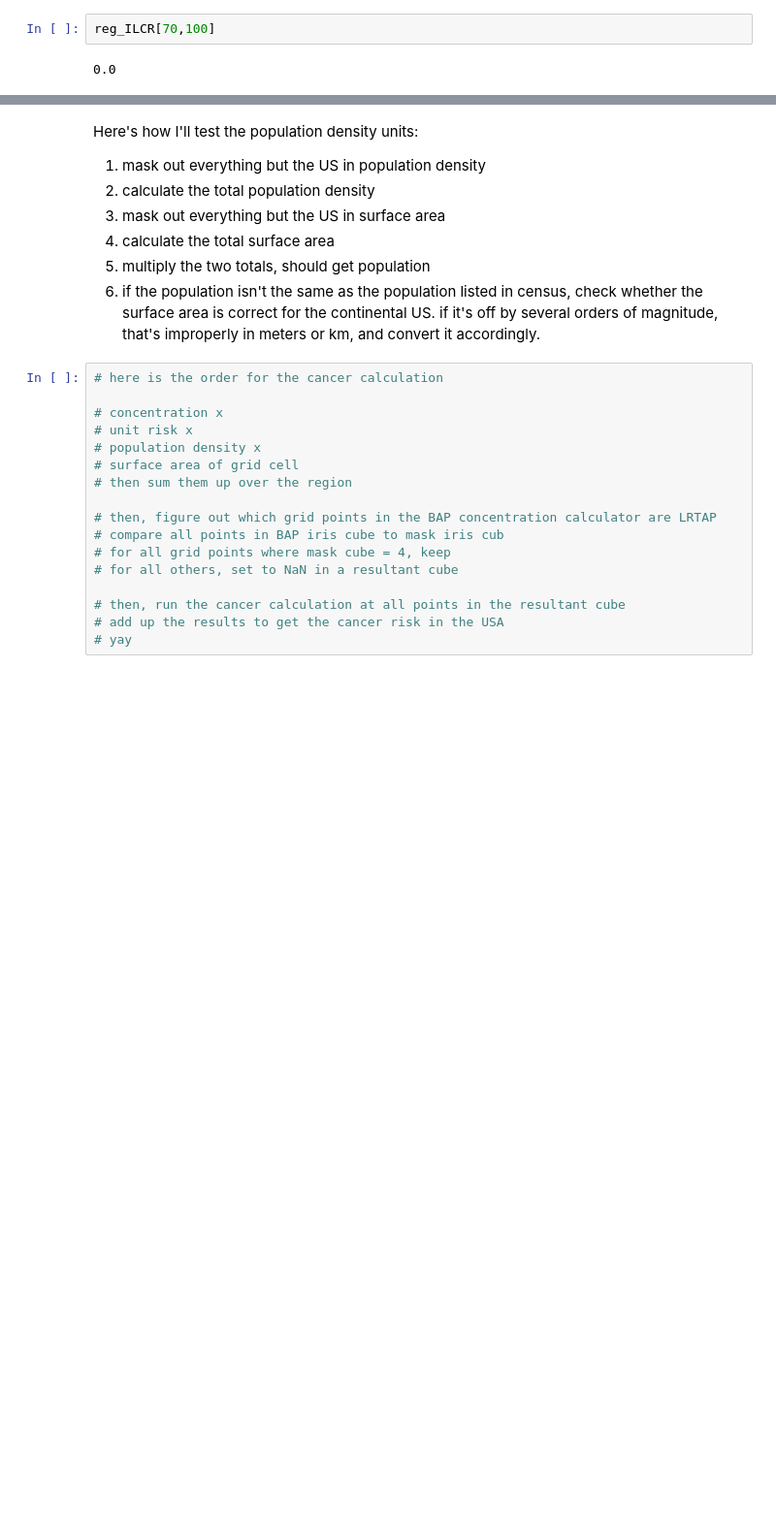
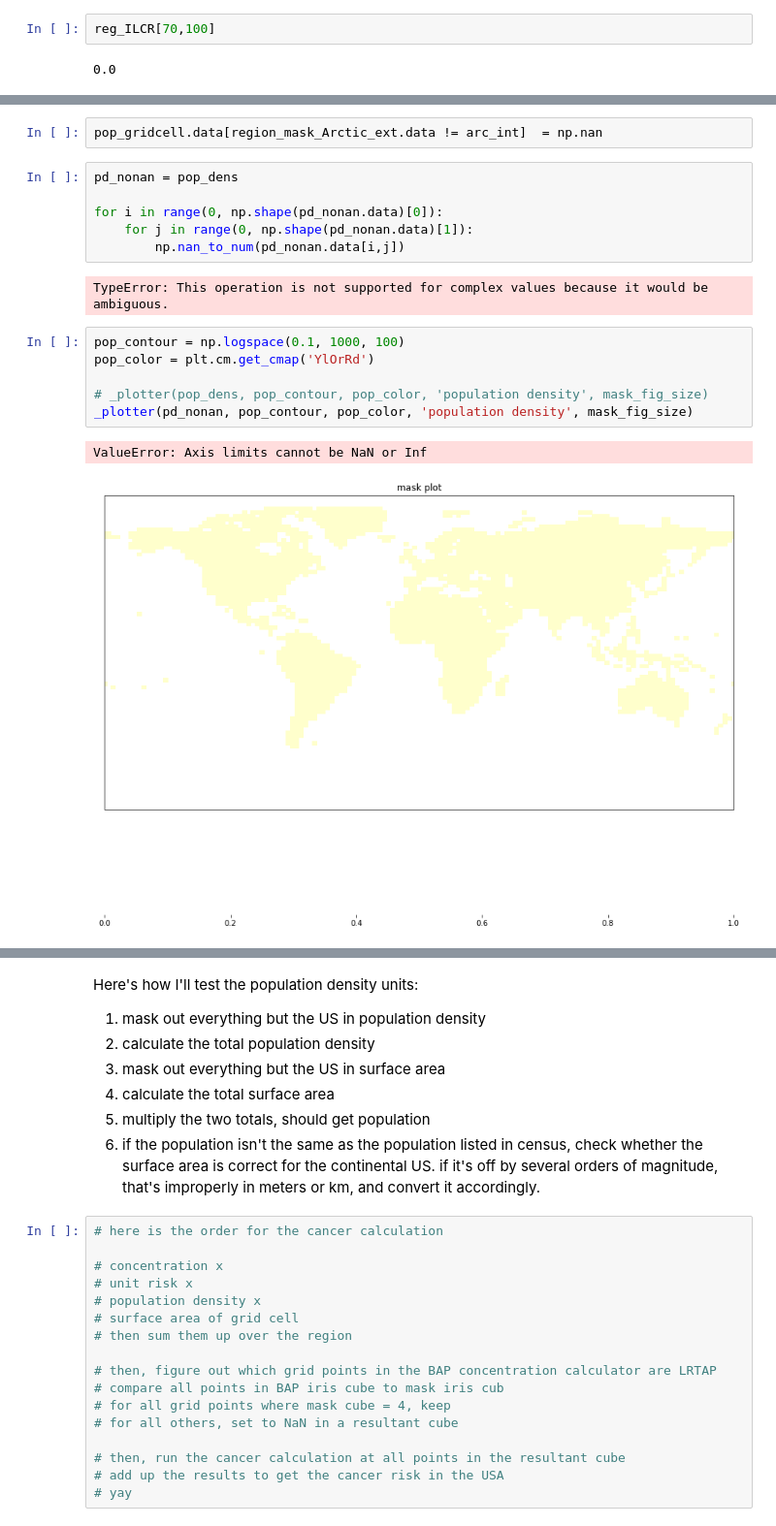
Before and after one commit to petridisha/arctic-PAHs, a Jupyter notebook: Arctic_PAHs_Analysis_SlowRxn.ipynb, the cells around one changed output, grey strips where cells are left out. Shown at 97% size. Saved outputs shown, nothing was run; the diff lists cells and outputs as text; blank space fills up the shorter version.

```diff
--- a/Arctic_PAHs_Analysis_SlowRxn.ipynb
+++ b/Arctic_PAHs_Analysis_SlowRxn.ipynb
@@ -473,3 +520,22 @@ masked
+# %%
+pop_gridcell.data[region_mask_Arctic_ext.data != arc_int]  = np.nan
+# %%
+pd_nonan = pop_dens
+
+for i in range(0, np.shape(pd_nonan.data)[0]):
+    for j in range(0, np.shape(pd_nonan.data)[1]):
+        np.nan_to_num(pd_nonan.data[i,j])
+# %% [output]
+TypeError: This operation is not supported for complex values because it would be ambiguous.
+# %%
+pop_contour = np.logspace(0.1, 1000, 100)
+pop_color = plt.cm.get_cmap('YlOrRd')
+
+# _plotter(pop_dens, pop_contour, pop_color, 'population density', mask_fig_size)
+_plotter(pd_nonan, pop_contour, pop_color, 'population density', mask_fig_size)
+# %% [output]
+ValueError: Axis limits cannot be NaN or Inf
+[figure, added]
 # %%
 # calculate ILCR over the whole region
 
```
Also changed, not shown: parts of 8 cells of this notebook.
